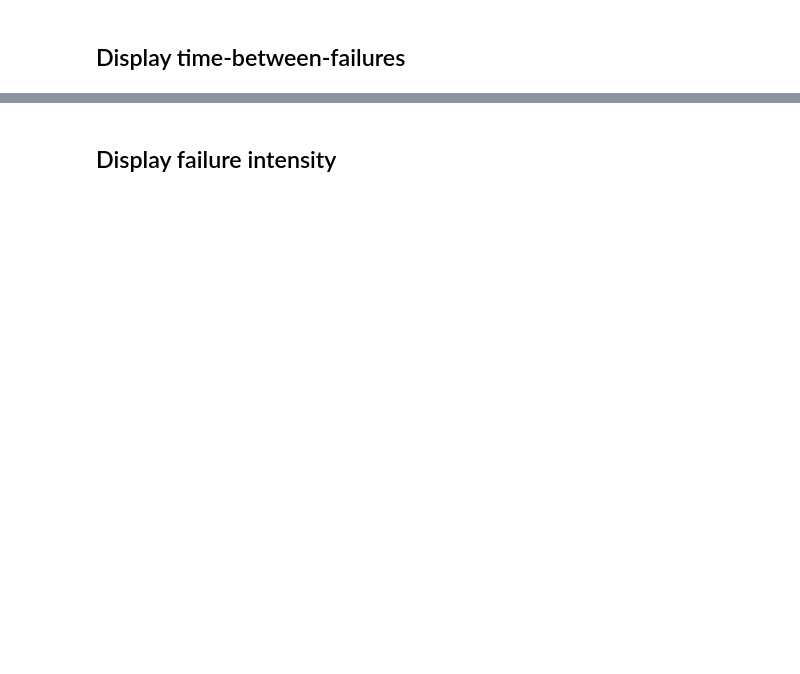
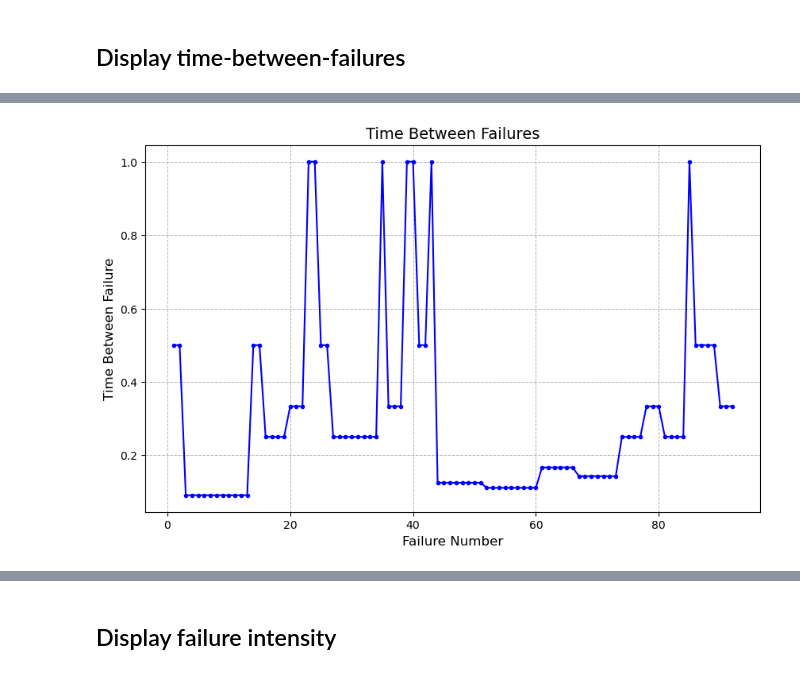
Before and after one commit to ensf-614-group11/seng637-a5-group11, a Jupyter notebook: Part 1/Laplace_tests_and_graphs.ipynb, the cells around one changed output, grey strips where cells are left out. Drawn from its saved outputs; the diff is of its cells as text; code cells hidden in the pictures; blank space fills up the shorter version.

```diff
--- a/Part 1/Laplace_tests_and_graphs.ipynb
+++ b/Part 1/Laplace_tests_and_graphs.ipynb
@@ -119,2 +140,4 @@ The time intervals during which the Laplace factors are within the stable reliab
 # %% [markdown]
 ## Display time-between-failures
+# %%
+data_for_plots = pd.read_excel('./failure-dataset-a5-for-plots.xlsx')
@@ -120,0 +153,15 @@ The time intervals during which the Laplace factors are within the stable reliab
+# %%
+plt.figure(figsize=(10, 6))
+plt.plot(data_for_plots['Failure Number'], data_for_plots['Time Between Failure'], marker='o',linestyle='-', color='b', markersize=3)
+
+# Add labels and title to the plot
+plt.xlabel('Failure Number', fontsize=12)
+plt.ylabel('Time Between Failure', fontsize=12)
+plt.title('Time Between Failures', fontsize=14)
+
+
+plt.grid(True, which='both', axis='both', linestyle='--', linewidth=0.7)
+
+plt.show()
+# %% [output]
+[figure, added]
```
Also changed, not shown: parts of 30 cells of this notebook, 6 other files.
